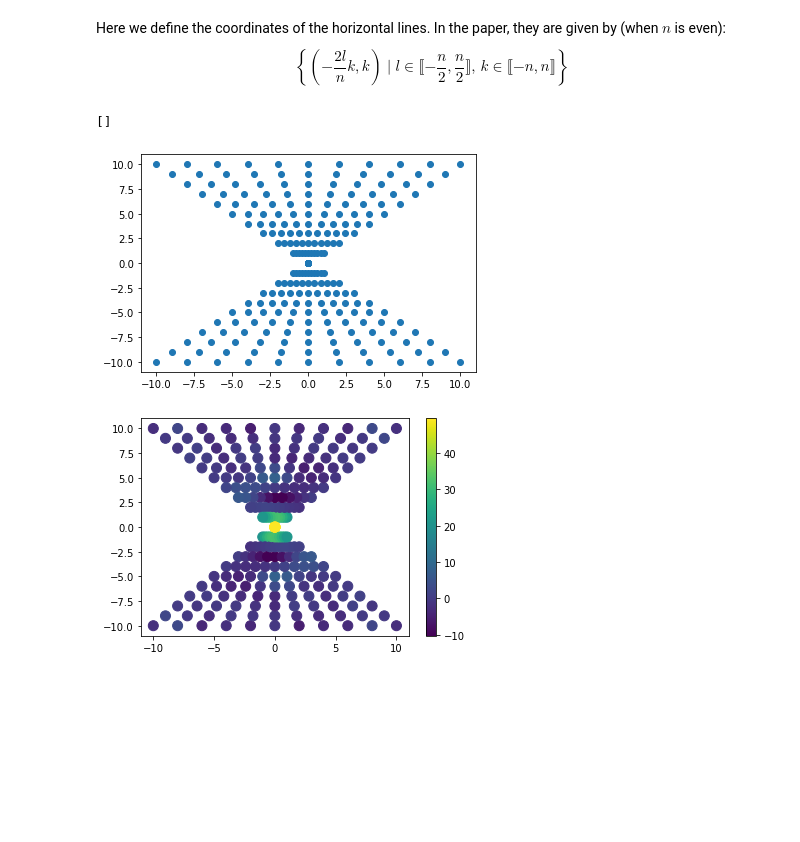
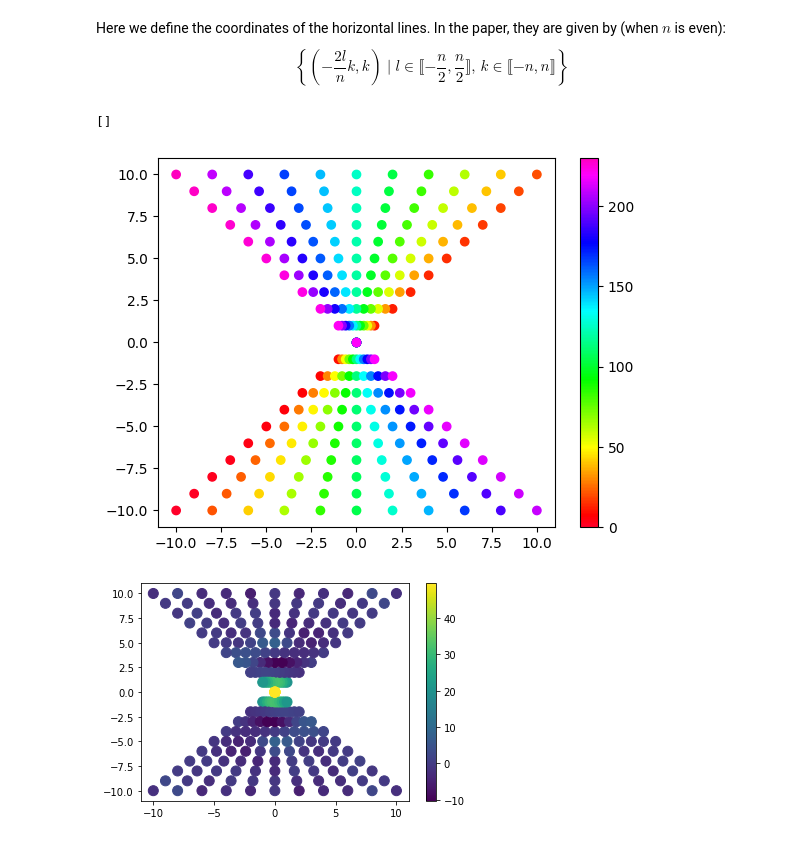
Before and after one commit to Loris0/ppfft, a Jupyter notebook: forward_ppfft.ipynb, the cells around one changed output. Cells and saved outputs as stored; diff of their text form; code cells hidden in the pictures; blank space fills up the shorter version.

```diff
--- a/forward_ppfft.ipynb
+++ b/forward_ppfft.ipynb
@@ -72,11 +72,13 @@ coords = horizontal_lines(10)
 hori_x_coords = coords[..., 0]
 hori_y_coords = coords[..., 1]
 # %%
-plt.scatter(hori_x_coords.flatten(), hori_y_coords.flatten())
+plt.scatter(hori_x_coords.flatten(), hori_y_coords.flatten(),
+            c=np.arange(hori_x_coords.size), cmap='gist_rainbow')
+plt.colorbar()
 plt.plot()
 # %% [output]
 []
-[figure, old version]
+[figure, new version]
 # %%
 n = 10
 a = np.random.rand(n, n)
```
Also changed, not shown: 9 other files.
